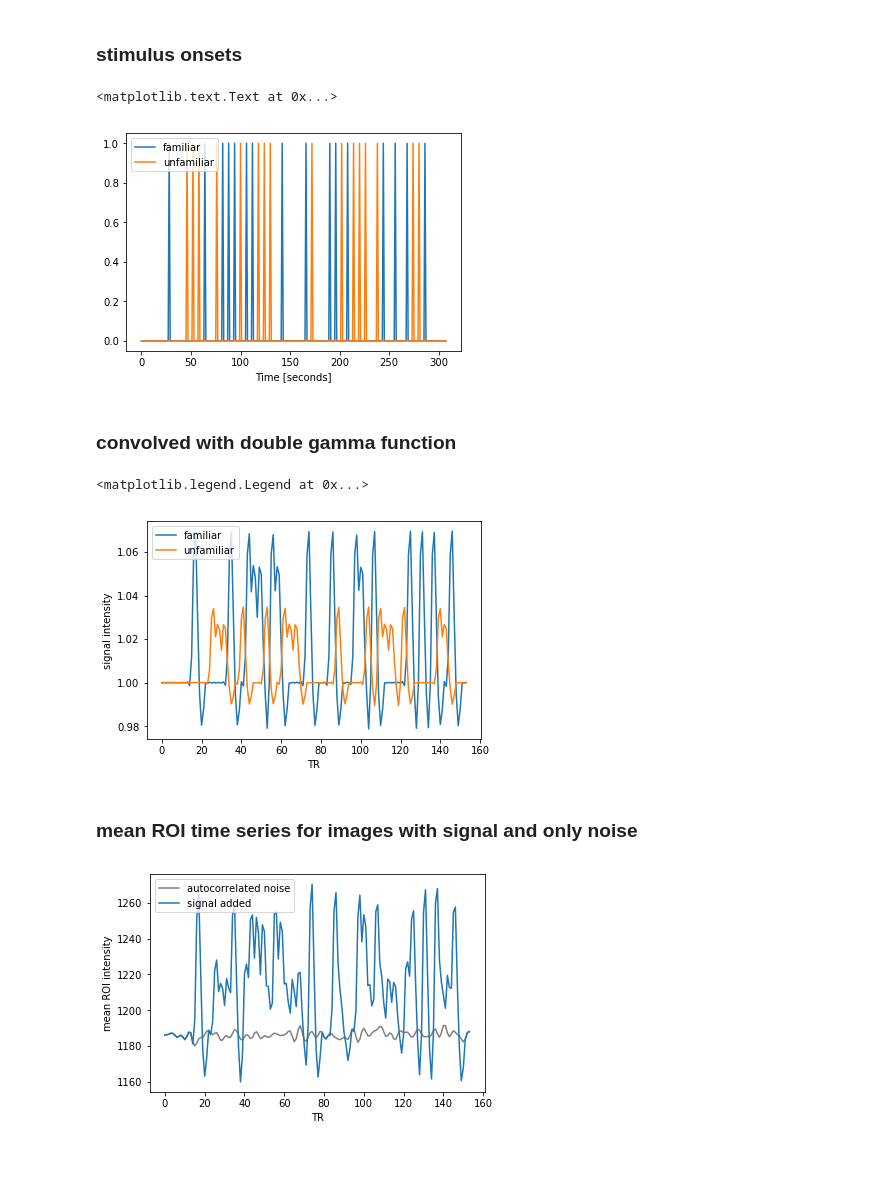
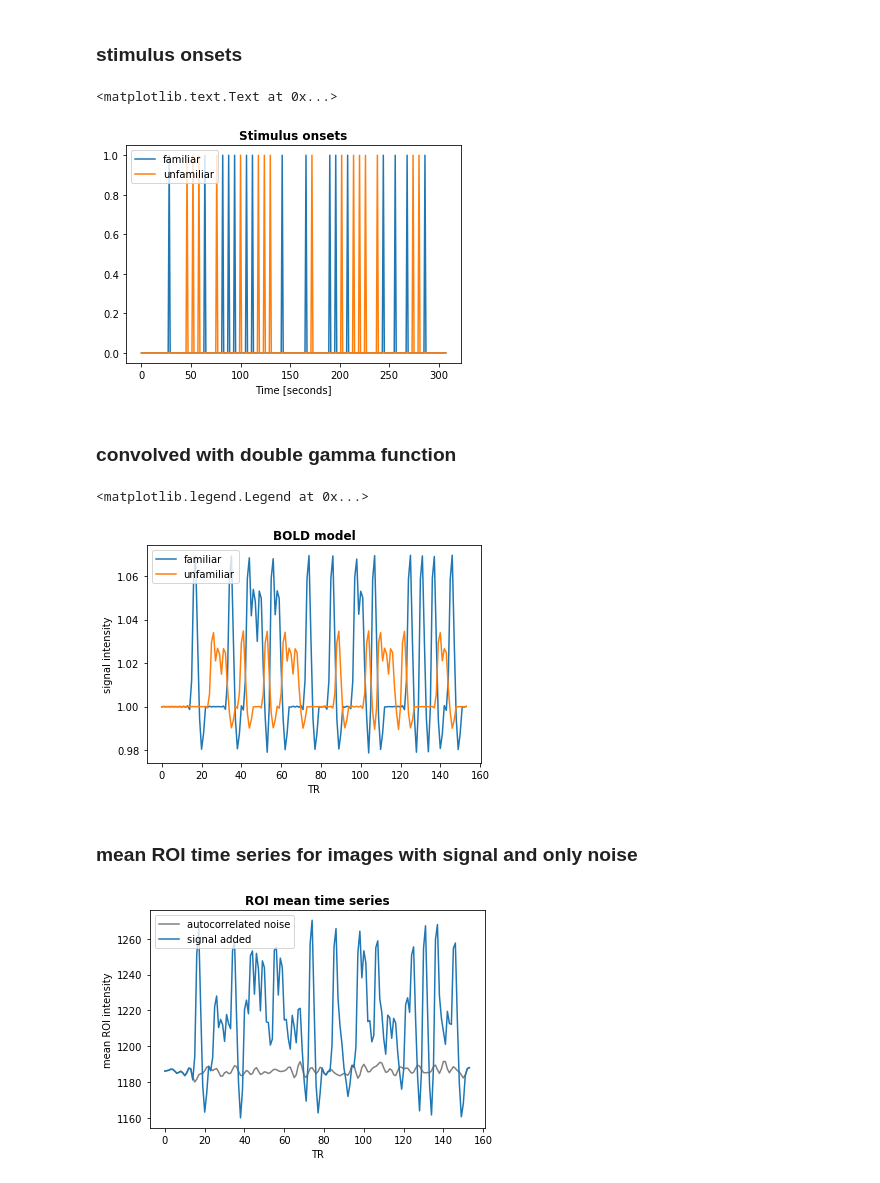
Before and after one commit to oliver-contier/famface-temporal-dynamics, a Jupyter notebook: notebooks/simulation_demo.ipynb, the cells around one changed output. Drawn from its saved outputs; the diff is of its cells as text; code cells hidden in the pictures.

```diff
--- a/notebooks/simulation_demo.ipynb
+++ b/notebooks/simulation_demo.ipynb
@@ -137,31 +137,32 @@ with_signal, hrf_models = add_signal_custom(bold_noise, mask, onset_spec)
 # %%
 # plot stimulus onsets
 for spec in onset_spec:
     boxvalues = []
     for i in range(308):
         if float(i) in spec['onset']:
             v = 1
         else:
             v = 0
         boxvalues.append(v)
     plt.plot(boxvalues)
 plt.legend(['familiar', 'unfamiliar'], loc='upper left')
 plt.xlabel('Time [seconds]')
+plt.title('Stimulus onsets', fontweight='bold')
 # %% [output]
 <matplotlib.text.Text at 0x...>
-[figure, old version]
+[figure, new version]
 # %% [markdown]
 ### convolved with double gamma function
 # %%
 plt.plot(hrf_models[0])
 plt.plot(hrf_models[1])
-plt.title('BOLD model of ')
+plt.title('BOLD model', fontweight='bold')
 plt.xlabel('TR')
 plt.ylabel('signal intensity')
 plt.legend(['familiar', 'unfamiliar'], loc='upper left')
 # %% [output]
 <matplotlib.legend.Legend at 0x...>
-[figure, old version]
+[figure, new version]
 # %% [markdown]
 ### mean ROI time series for images with signal and only noise
 # %%
@@ -172,8 +173,9 @@ ms = fmri_dataset(mask)
 plt.plot(np.mean(bold_noise.samples[:, ms.samples[0] == 2], axis=1), c='grey')
 plt.plot(np.mean(with_signal.samples[:, ms.samples[0] == 2], axis=1))
 plt.legend(['autocorrelated noise', 'signal added'])
+plt.title('ROI mean time series', fontweight='bold')
 plt.xlabel('TR')
 plt.ylabel('mean ROI intensity')
 plt.show()
 # %% [output]
-[figure, old version]
+[figure, new version]
```
